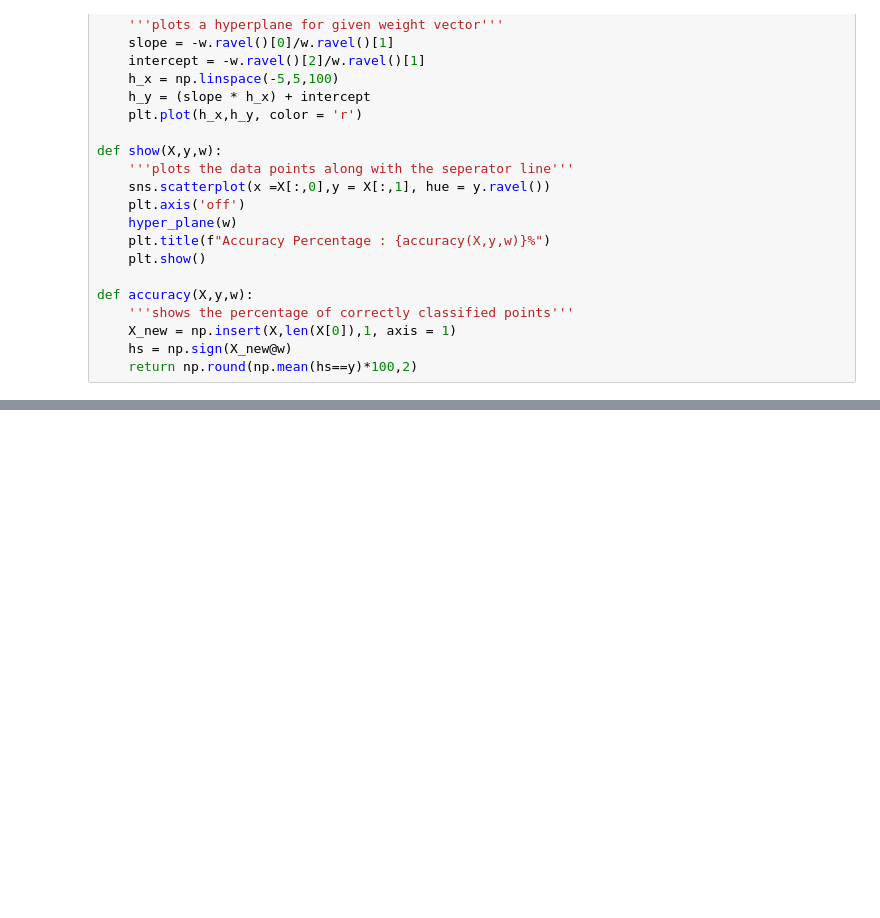
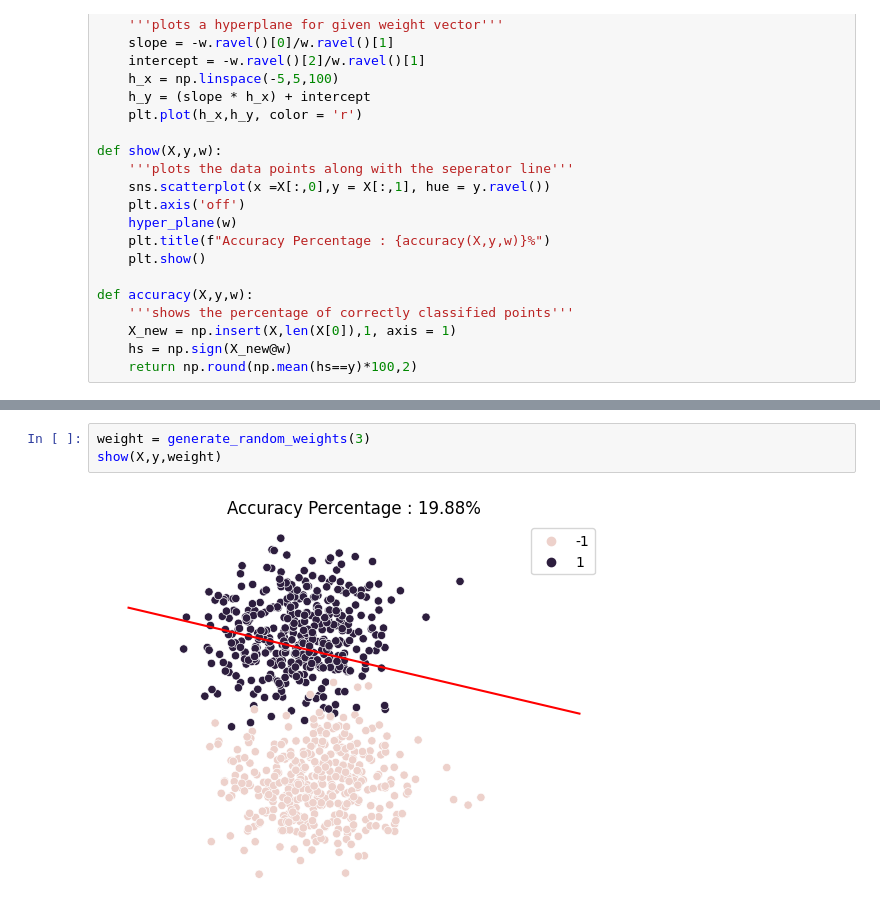
Before and after one commit to sauravnaik23/concept_code_from_scratch, a Jupyter notebook: Perceptron_trick.ipynb, the cells around one changed output, grey strips where cells are left out. Saved outputs shown, nothing was run; the diff lists cells and outputs as text; blank space fills up the shorter version.

```diff
--- a/Perceptron_trick.ipynb
+++ b/Perceptron_trick.ipynb
@@ -75,0 +128,5 @@ def perceptron_algorithm(X, y, w, iterations = 5000, acc_threshold = 95):
+# %%
+weight = generate_random_weights(3)
+show(X,y,weight)
+# %% [output]
+[figure, added]
```
Also changed, not shown: parts of 26 cells of this notebook.
